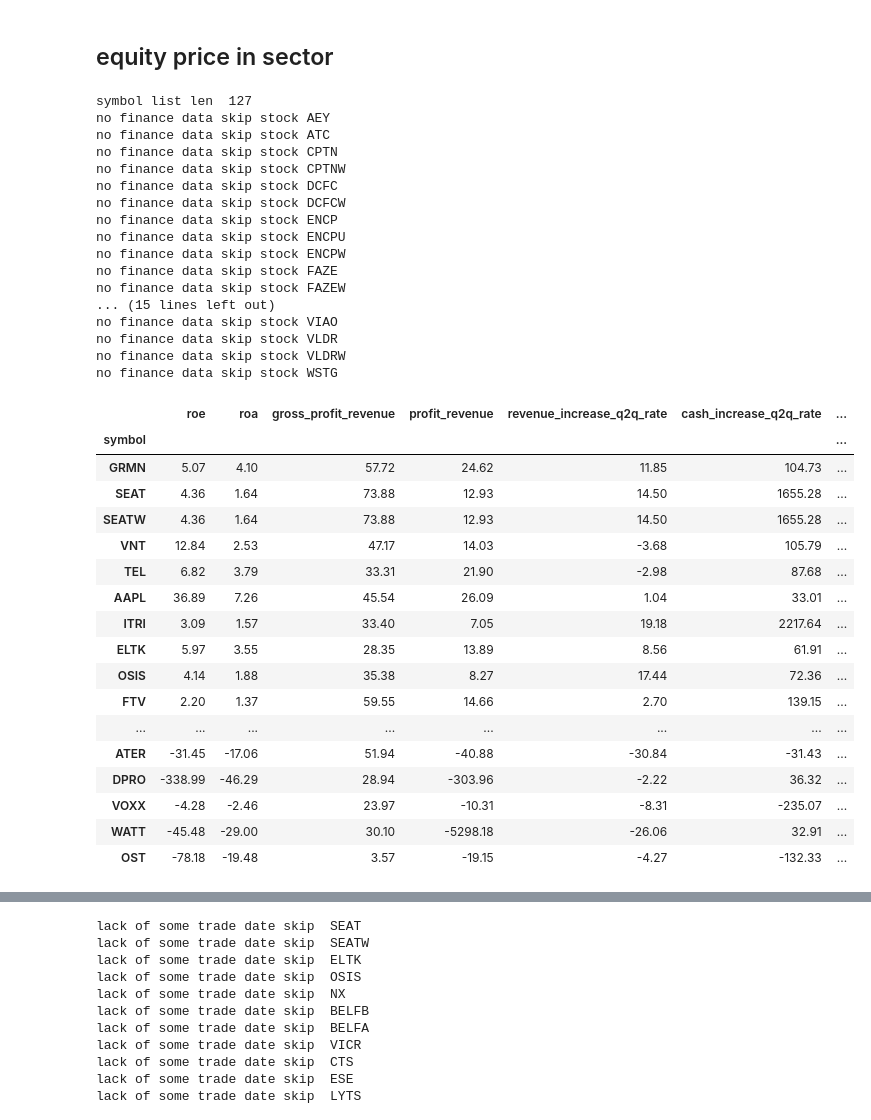
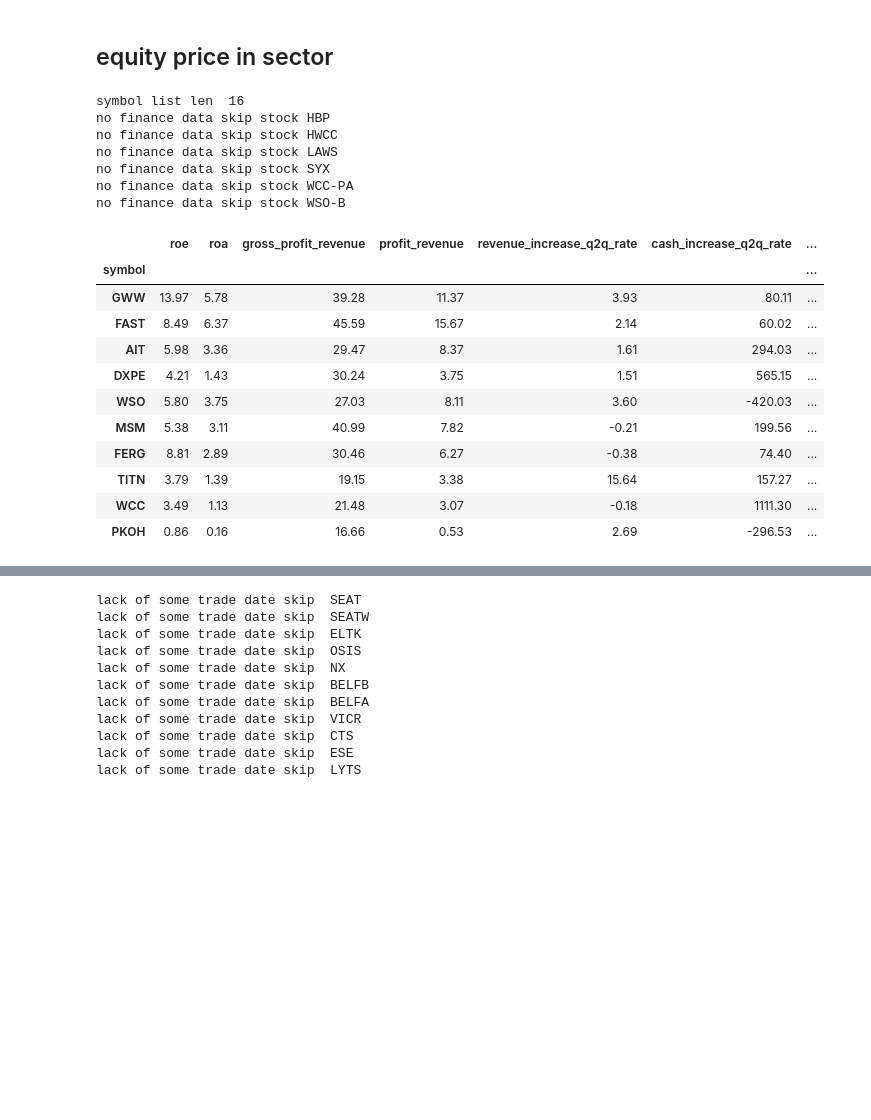
Before and after one commit to wellzero/quant_free, a Jupyter notebook: research/finance/finance_xq_common.ipynb, the cells around one changed output, grey strips where cells are left out. Cells and saved outputs as stored; diff of their text form; code cells hidden in the pictures; blank space fills up the shorter version.

```diff
--- a/research/finance/finance_xq_common.ipynb
+++ b/research/finance/finance_xq_common.ipynb
@@ -70,66 +70,50 @@ from dataset.us_equity_load import *
 # %%
 
 # sector_name = "IT_Services"
 # sector_name = "Entertainment"
-# sector_name = "Semiconductors_Equipment"
+# sector_name = "Semiconductors_&_Semiconductor_Equipment"
 # sector_name = "Automobiles"
 # sector_name = "Internet_Retail"
-sector_name = "Electronic_Equipment_Instruments_Components"
+sector_name = 'Trading_Companies_&_Distributors'
 
 symbols = us_equity_symbol_load()
 
-symbols = us_dir0_load_csv(dir0 = 'symbol', filename= sector_name +'.csv')['symbol'].values
+symbols = us_dir1_load_csv(dir0 = 'symbol', dir1 = 'fh', filename= sector_name +'.csv')['symbol'].values
 
 print("symbol list len ", len(symbols))
 
 factors = ['roe', 'roa', 'gross_profit_revenue', 'profit_revenue', 'revenue_increase_q2q_rate', 'cash_increase_q2q_rate', 'profit_increase_q2q_rate']
 start_date = '2023-06-01'
 end_date = '2024-06-01'
 us_analysis_finance = xq_finance(symbols, factors,  start_date, end_date)
 result = us_analysis_finance.finance_factors_rank(factors)
 
 us_equity_research_folder("finance", sector_name + start_date + "_" + end_date + ".csv", result[2])
 
 # us_equity_research_folder("finance", 'finance_factors_rank.csv', result)
 # print(result)
 display(result[0])
 display(result[1])
 display(result[2])
 # %% [output]
-symbol list len  127
-no finance data skip stock AEY
-no finance data skip stock ATC
-no finance data skip stock CPTN
-no finance data skip stock CPTNW
-no finance data skip stock DCFC
-no finance data skip stock DCFCW
-no finance data skip stock ENCP
-no finance data skip stock ENCPU
-no finance data skip stock ENCPW
-no finance data skip stock FAZE
-no finance data skip stock FAZEW
-... (15 lines left out)
-no finance data skip stock VIAO
-no finance data skip stock VLDR
-no finance data skip stock VLDRW
-no finance data skip stock WSTG
+symbol list len  16
+no finance data skip stock HBP
+no finance data skip stock HWCC
+no finance data skip stock LAWS
+no finance data skip stock SYX
+no finance data skip stock WCC-PA
+no finance data skip stock WSO-B
 |  | roe | roa | gross_profit_revenue | profit_revenue | revenue_increase_q2q_rate | cash_increase_q2q_rate | ... |
 | symbol |  |  |  |  |  |  | ... |
-| GRMN | 5.07 | 4.10 | 57.72 | 24.62 | 11.85 | 104.73 | ... |
-| SEAT | 4.36 | 1.64 | 73.88 | 12.93 | 14.50 | 1655.28 | ... |
-| SEATW | 4.36 | 1.64 | 73.88 | 12.93 | 14.50 | 1655.28 | ... |
-| VNT | 12.84 | 2.53 | 47.17 | 14.03 | -3.68 | 105.79 | ... |
-| TEL | 6.82 | 3.79 | 33.31 | 21.90 | -2.98 | 87.68 | ... |
-| AAPL | 36.89 | 7.26 | 45.54 | 26.09 | 1.04 | 33.01 | ... |
-| ITRI | 3.09 | 1.57 | 33.40 | 7.05 | 19.18 | 2217.64 | ... |
-| ELTK | 5.97 | 3.55 | 28.35 | 13.89 | 8.56 | 61.91 | ... |
-| OSIS | 4.14 | 1.88 | 35.38 | 8.27 | 17.44 | 72.36 | ... |
-| FTV | 2.20 | 1.37 | 59.55 | 14.66 | 2.70 | 139.15 | ... |
-| ... | ... | ... | ... | ... | ... | ... | ... |
-| ATER | -31.45 | -17.06 | 51.94 | -40.88 | -30.84 | -31.43 | ... |
-| DPRO | -338.99 | -46.29 | 28.94 | -303.96 | -2.22 | 36.32 | ... |
-| VOXX | -4.28 | -2.46 | 23.97 | -10.31 | -8.31 | -235.07 | ... |
-| WATT | -45.48 | -29.00 | 30.10 | -5298.18 | -26.06 | 32.91 | ... |
-| OST | -78.18 | -19.48 | 3.57 | -19.15 | -4.27 | -132.33 | ... |
+| GWW | 13.97 | 5.78 | 39.28 | 11.37 | 3.93 | 80.11 | ... |
+| FAST | 8.49 | 6.37 | 45.59 | 15.67 | 2.14 | 60.02 | ... |
+| AIT | 5.98 | 3.36 | 29.47 | 8.37 | 1.61 | 294.03 | ... |
+| DXPE | 4.21 | 1.43 | 30.24 | 3.75 | 1.51 | 565.15 | ... |
+| WSO | 5.80 | 3.75 | 27.03 | 8.11 | 3.60 | -420.03 | ... |
+| MSM | 5.38 | 3.11 | 40.99 | 7.82 | -0.21 | 199.56 | ... |
+| FERG | 8.81 | 2.89 | 30.46 | 6.27 | -0.38 | 74.40 | ... |
+| TITN | 3.79 | 1.39 | 19.15 | 3.38 | 15.64 | 157.27 | ... |
+| WCC | 3.49 | 1.13 | 21.48 | 3.07 | -0.18 | 1111.30 | ... |
+| PKOH | 0.86 | 0.16 | 16.66 | 0.53 | 2.69 | -296.53 | ... |
 |  | roe | roa | gross_profit_revenue | profit_revenue | revenue_increase_q2q_rate | cash_increase_q2q_rate | ... |
 | symbol |  |  |  |  |  |  | ... |
```
Also changed, not shown: parts of 1 cell of this notebook, 4 other files.
